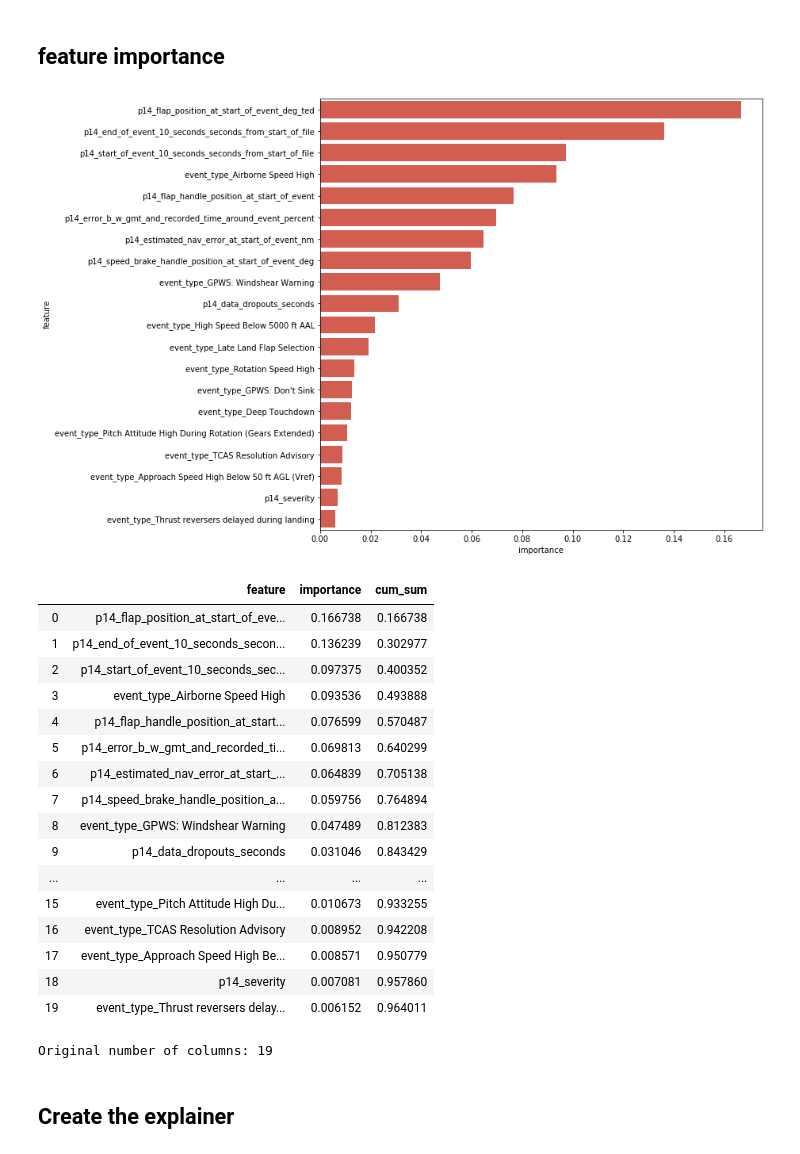
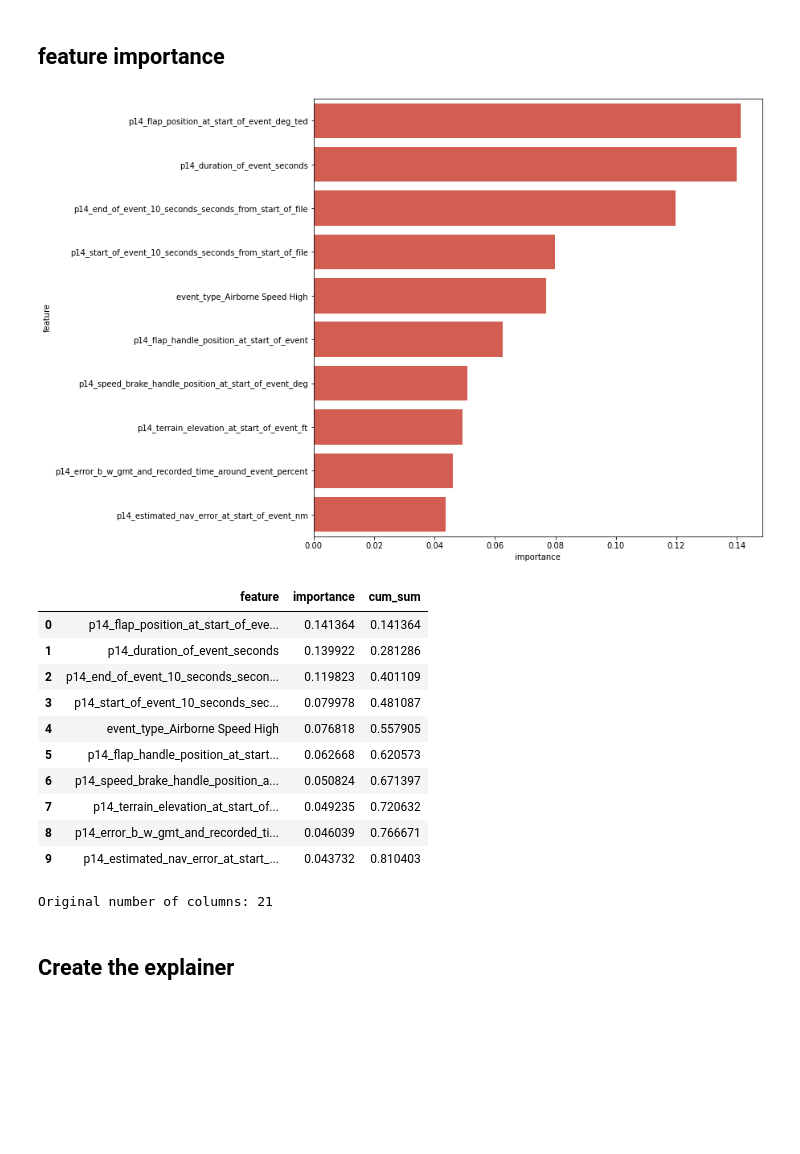
Before and after one commit to goiops/qOpstools_Python, a Jupyter notebook: flight_data_false_flag/explainer-random-forest.ipynb, the cells around one changed output. Drawn from its saved outputs; the diff is of its cells as text; code cells hidden in the pictures; blank space fills up the shorter version.

```diff
--- a/flight_data_false_flag/explainer-random-forest.ipynb
+++ b/flight_data_false_flag/explainer-random-forest.ipynb
@@ -86,19 +129,6 @@ def process_event_type(df):
     df = pd.get_dummies(df, columns=['p14_event_type'], prefix='event_type')
     return df
 
-def scale_data(df):
-    """scales the data from the data set
-
-    Usage
-    ------
-
-    train = scale_data(train)
-    """
-    scaler = StandardScaler().fit(df)
-    X_Scaler = scaler.transform(df)
-    df = pd.DataFrame(X_Scaler, columns = df.columns)
-    return df
-
 def impute_null_vales(df):
     """Handle missing values from the data set
 
@@ -109,6 +139,7 @@ def impute_null_vales(df):
     """
     imputer = SimpleImputer(missing_values=np.nan, strategy='most_frequent').fit(df)
     X_imputed = imputer.transform(df)
+    pickle.dump( imputer, open( "save_imputer.p", "wb" ) )
     df = pd.DataFrame(X_imputed, columns = df.columns)
     return df
 
@@ -132,6 +191,6 @@ def drop_columns(df):
 # %%
-def process_df(df):
-    """runs multiple functions to transform the data to feed into the model
+def process_train(df):
+    """runs multiple functions to transform the train data to feed into the model
 
     Usage
     ------
@@ -142,11 +201,30 @@ def process_df(df):
     df = impute_null_vales(df)
     df = process_severity(df)
     df = process_event_type(df)
+    model_columns = pd.DataFrame(df.columns, columns = ['Features'], index=None).transpose()
+    model_columns.to_csv('model_columns.csv', index = False, header=1)
     return df
+
+def process_new(df):
+    """runs multiple functions to transform the data to feed into the model
+
+    Usage
+    ------
+
+    holdout = process_new(holdout)
+    """
+    df = drop_columns(df)
+    imputer = pickle.load( open( "save_imputer.p", "rb" ) )
+    df = pd.DataFrame(imputer.transform(df), columns = df.columns)
+    df = process_severity(df)
+    df = process_event_type(df)
+    initial_column_df = pd.read_csv('model_columns.csv', header=1)
+    df = align_features(initial_column_df, df)
+    return df
 # %% [markdown]
 ## Transform training data
 # %%
-X_train = process_df(X_train)
+X_train = process_train(X_train)
 # %%
 #X_train.isnull().sum()
 X_train[pd.isnull(X_train).any(axis=1)]
@@ -294,6 +360,8 @@ Parameters currently in use:
 # %%
 #from sklearn.metrics import accuracy_score
 #accuracy_score(y_test, clf.predict(X_test))
+# %%
+clf = pickle.load( open( "save_model.p", "rb" ) )
 # %%
 actual = y_test
 
@@ -433,43 +536,37 @@ plt.show()
 # %% [markdown]
 ## feature importance
 # %%
-n_records = 20
+n_records = 10
 
 importances = pd.DataFrame({
     "feature": X_train.columns.tolist(),
     "importance": clf.feature_importances_
 })
 importances = importances.sort_values("importance", ascending=False).reset_index(drop=True)
 importances["cum_sum"] = np.cumsum(importances.importance)
 
 fig, ax = plt.subplots(figsize=(10, 10))
 
 sns.barplot(importances[:n_records].importance, importances[:n_records].feature, color='#E74C3C')
 
 plt.show()
 
 display(importances[:n_records])
 print(f"Original number of columns: {len(features)}")
 # %% [output]
-[figure, old version]
+[figure, new version]
 |  | feature | importance | cum_sum |
-| 0 | p14_flap_position_at_start_of_eve... | 0.166738 | 0.166738 |
-| 1 | p14_end_of_event_10_seconds_secon... | 0.136239 | 0.302977 |
-| 2 | p14_start_of_event_10_seconds_sec... | 0.097375 | 0.400352 |
-| 3 | event_type_Airborne Speed High | 0.093536 | 0.493888 |
-| 4 | p14_flap_handle_position_at_start... | 0.076599 | 0.570487 |
-| 5 | p14_error_b_w_gmt_and_recorded_ti... | 0.069813 | 0.640299 |
-| 6 | p14_estimated_nav_error_at_start_... | 0.064839 | 0.705138 |
-| 7 | p14_speed_brake_handle_position_a... | 0.059756 | 0.764894 |
-| 8 | event_type_GPWS: Windshear Warning | 0.047489 | 0.812383 |
-| 9 | p14_data_dropouts_seconds | 0.031046 | 0.843429 |
-| ... | ... | ... | ... |
-| 15 | event_type_Pitch Attitude High Du... | 0.010673 | 0.933255 |
-| 16 | event_type_TCAS Resolution Advisory | 0.008952 | 0.942208 |
-| 17 | event_type_Approach Speed High Be... | 0.008571 | 0.950779 |
-| 18 | p14_severity | 0.007081 | 0.957860 |
-| 19 | event_type_Thrust reversers delay... | 0.006152 | 0.964011 |
+| 0 | p14_flap_position_at_start_of_eve... | 0.141364 | 0.141364 |
+| 1 | p14_duration_of_event_seconds | 0.139922 | 0.281286 |
+| 2 | p14_end_of_event_10_seconds_secon... | 0.119823 | 0.401109 |
+| 3 | p14_start_of_event_10_seconds_sec... | 0.079978 | 0.481087 |
+| 4 | event_type_Airborne Speed High | 0.076818 | 0.557905 |
+| 5 | p14_flap_handle_position_at_start... | 0.062668 | 0.620573 |
+| 6 | p14_speed_brake_handle_position_a... | 0.050824 | 0.671397 |
+| 7 | p14_terrain_elevation_at_start_of... | 0.049235 | 0.720632 |
+| 8 | p14_error_b_w_gmt_and_recorded_ti... | 0.046039 | 0.766671 |
+| 9 | p14_estimated_nav_error_at_start_... | 0.043732 | 0.810403 |
-Original number of columns: 19
+Original number of columns: 21
 # %% [markdown]
 ## Create the explainer
 # %%
```
Also changed, not shown: parts of 64 cells of this notebook.
